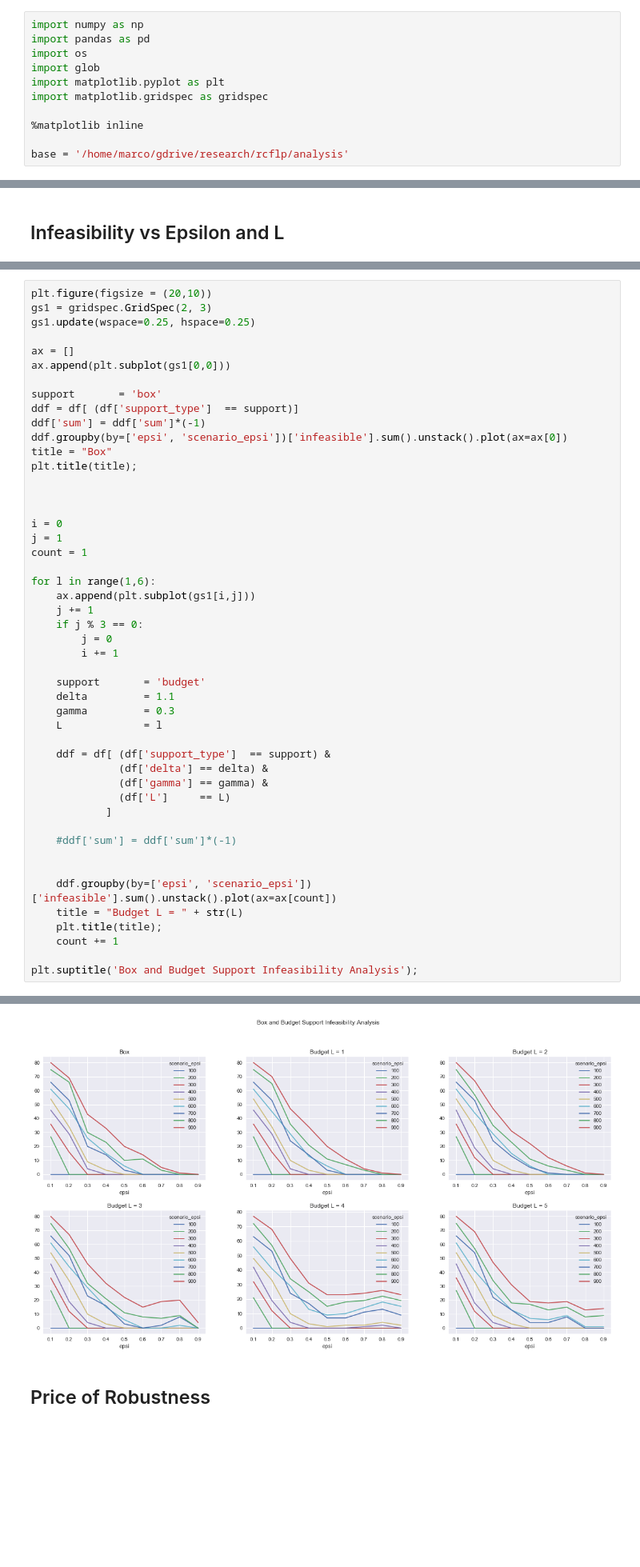
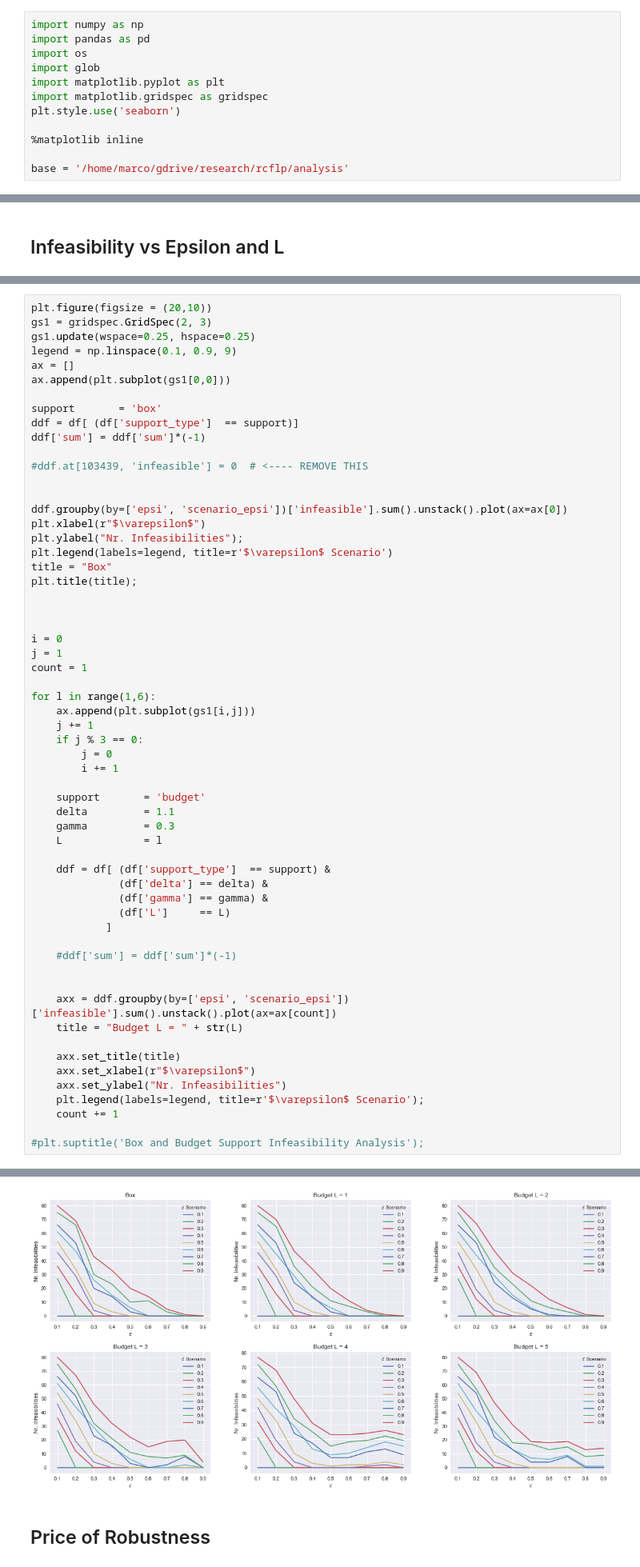
Before and after one commit to marcocaserta/rcflp, a Jupyter notebook: src/analysisPlots.ipynb, the cells around one changed output, grey strips where cells are left out. Shown at 80% size. Cells and saved outputs as stored; diff of their text form; blank space fills up the shorter version.

```diff
--- a/src/analysisPlots.ipynb
+++ b/src/analysisPlots.ipynb
@@ -24,6 +24,7 @@ import os
 import glob
 import matplotlib.pyplot as plt
 import matplotlib.gridspec as gridspec
+plt.style.use('seaborn')
 
 %matplotlib inline
 
@@ -251,14 +297,21 @@ plt.legend();
 plt.figure(figsize = (20,10))
 gs1 = gridspec.GridSpec(2, 3)
 gs1.update(wspace=0.25, hspace=0.25)
-
+legend = np.linspace(0.1, 0.9, 9)
 ax = []
 ax.append(plt.subplot(gs1[0,0]))
 
 support       = 'box'
 ddf = df[ (df['support_type']  == support)]
 ddf['sum'] = ddf['sum']*(-1)
+
+#ddf.at[103439, 'infeasible'] = 0  # <---- REMOVE THIS
+
+
 ddf.groupby(by=['epsi', 'scenario_epsi'])['infeasible'].sum().unstack().plot(ax=ax[0])
+plt.xlabel(r"$\varepsilon$")
+plt.ylabel("Nr. Infeasibilities");
+plt.legend(labels=legend, title=r'$\varepsilon$ Scenario')
 title = "Box"
 plt.title(title);
 
@@ -270,37 +323,41 @@ count = 1
 
 for l in range(1,6):
     ax.append(plt.subplot(gs1[i,j]))
     j += 1
     if j % 3 == 0:
         j = 0
         i += 1
 
     support       = 'budget'
     delta         = 1.1
     gamma         = 0.3
     L             = l
 
     ddf = df[ (df['support_type']  == support) &
               (df['delta'] == delta) &
               (df['gamma'] == gamma) &
               (df['L']     == L)
             ]
 
     #ddf['sum'] = ddf['sum']*(-1)
 
 
-    ddf.groupby(by=['epsi', 'scenario_epsi'])['infeasible'].sum().unstack().plot(ax=ax[count])
+    axx = ddf.groupby(by=['epsi', 'scenario_epsi'])['infeasible'].sum().unstack().plot(ax=ax[count])
     title = "Budget L = " + str(L)
-    plt.title(title);
+
+    axx.set_title(title)
+    axx.set_xlabel(r"$\varepsilon$")
+    axx.set_ylabel("Nr. Infeasibilities")
+    plt.legend(labels=legend, title=r'$\varepsilon$ Scenario');
     count += 1
 
-plt.suptitle('Box and Budget Support Infeasibility Analysis');
+#plt.suptitle('Box and Budget Support Infeasibility Analysis');
 # %% [output]
 A value is trying to be set on a copy of a slice from a DataFrame.
 Try using .loc[row_indexer,col_indexer] = value instead
 
 See the caveats in the documentation: http://pandas.pydata.org/pandas-docs/stable/indexing.html#indexing-view-versus-copy
-[figure, old version]
+[figure, new version]
 # %% [markdown]
 ## Price of Robustness
 # %%
```
Also changed, not shown: parts of 3 cells of this notebook, 9 other files.
